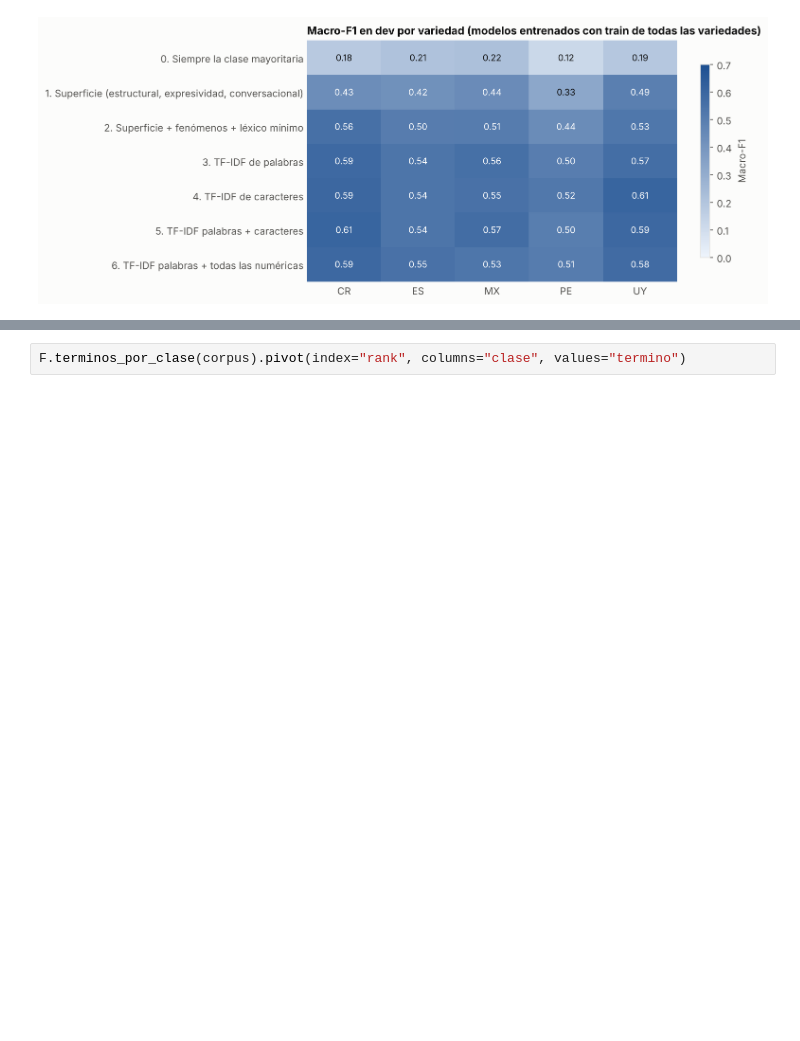
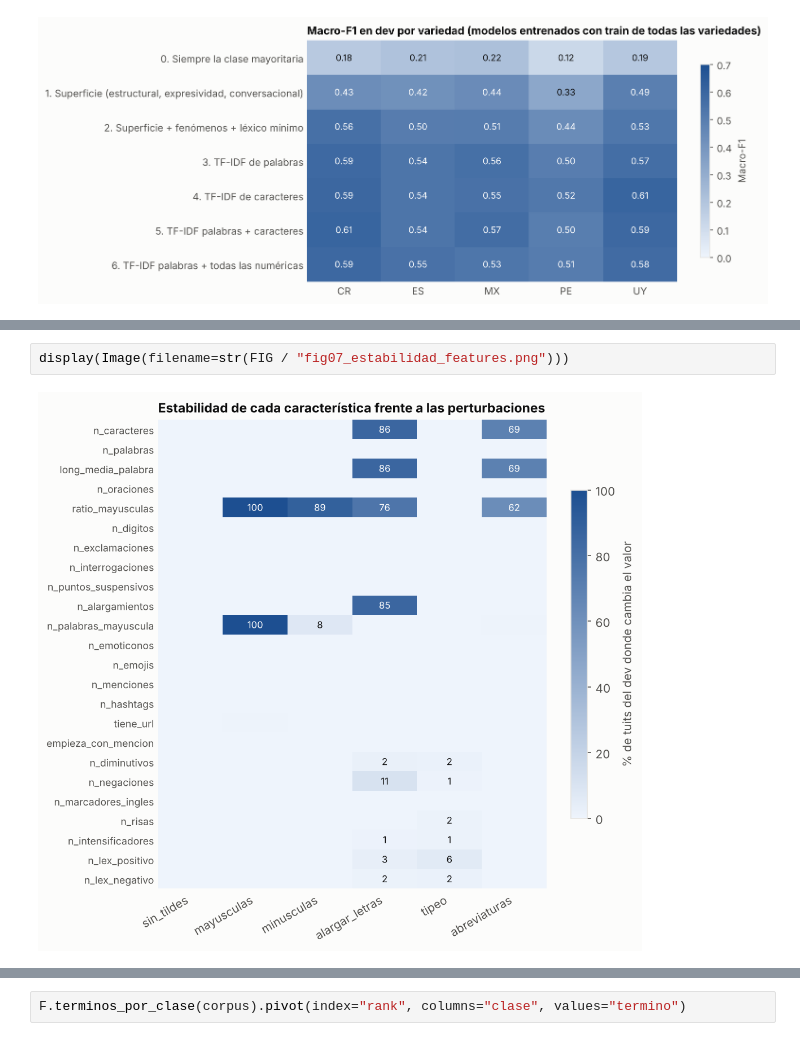
Before and after one commit to daniel797/multiagente-analisis-sentimiento-es, a Jupyter notebook: notebooks/03_feature_engineering.ipynb, the cells around one changed output, grey strips where cells are left out. Drawn from its saved outputs; the diff is of its cells as text; blank space fills up the shorter version.

```diff
--- a/notebooks/03_feature_engineering.ipynb
+++ b/notebooks/03_feature_engineering.ipynb
@@ -242,0 +359,4 @@ display(Image(filename=str(FIG / "fig03_macro_f1_por_variedad.png")))
+# %%
+display(Image(filename=str(FIG / "fig07_estabilidad_features.png")))
+# %% [output]
+[figure, added]
```
Also changed, not shown: parts of 19 cells of this notebook, 15 other files.
